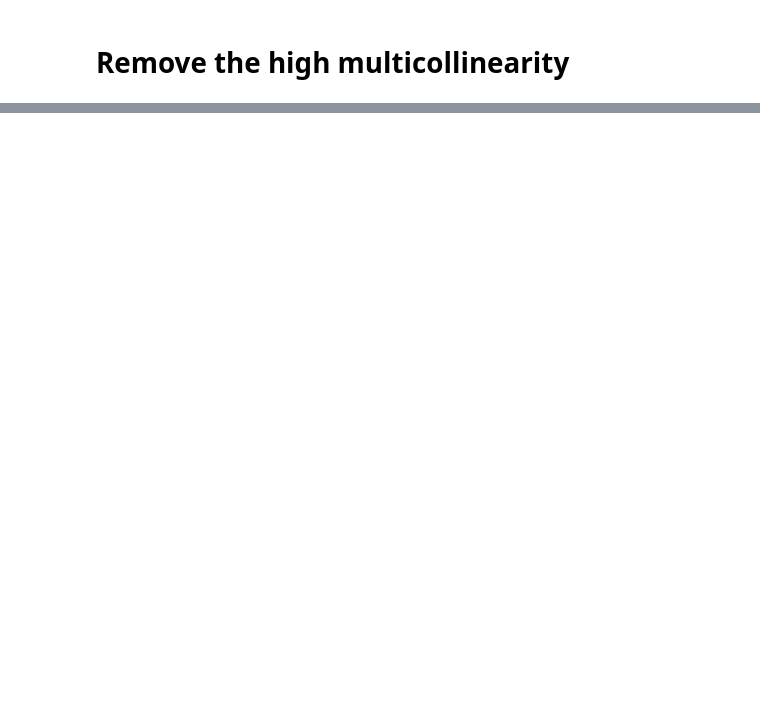
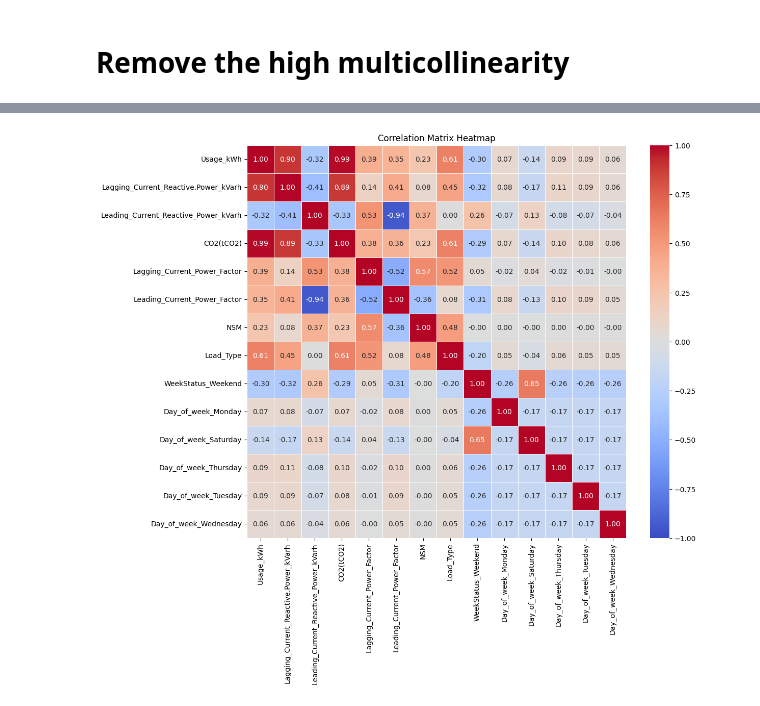
Before and after one commit to aliikhwan99/Steel-Industry-Energy-Consumption-Analysis, a Jupyter notebook: steel-industry-energy-consumption.ipynb, the cells around one changed output, grey strips where cells are left out. Saved outputs shown, nothing was run; the diff lists cells and outputs as text; code cells hidden in the pictures; blank space fills up the shorter version.

```diff
--- a/steel-industry-energy-consumption.ipynb
+++ b/steel-industry-energy-consumption.ipynb
@@ -400,3 +387,5 @@ Day_of_week_Sunday (inf)
 Infinite VIF: The inf value for WeekStatus_Weekend, Day_of_week_Saturday, and Day_of_week_Sunday indicates perfect multicollinearity.
 # %% [markdown]
 # Remove the high multicollinearity
+# %%
+df_encoded = df_encoded.drop(['Day_of_week_Sunday'], axis = 1)
@@ -402,0 +408,25 @@ Infinite VIF: The inf value for WeekStatus_Weekend, Day_of_week_Saturday, and Da
+# %%
+import pandas as pd
+import seaborn as sns
+import matplotlib.pyplot as plt
+
+# Assuming df_encoded is already loaded and contains the necessary columns
+
+# Compute the correlation matrix
+correlation_matrix = df_encoded.corr()
+
+# Plot the heatmap
+plt.figure(figsize=(12, 10))
+sns.heatmap(
+    correlation_matrix,
+    annot=True,               # Show correlation coefficients in each cell
+    cmap='coolwarm',          # Color map for the heatmap
+    vmin=-1,                  # Minimum value of the color scale
+    vmax=1,                   # Maximum value of the color scale
+    linewidths=0.5,           # Width of lines separating cells
+    fmt='.2f'                 # Format for the correlation coefficients
+)
+plt.title("Correlation Matrix Heatmap")
+plt.show()
+# %% [output]
+[figure, added]
```
Also changed, not shown: parts of 4 cells of this notebook.
